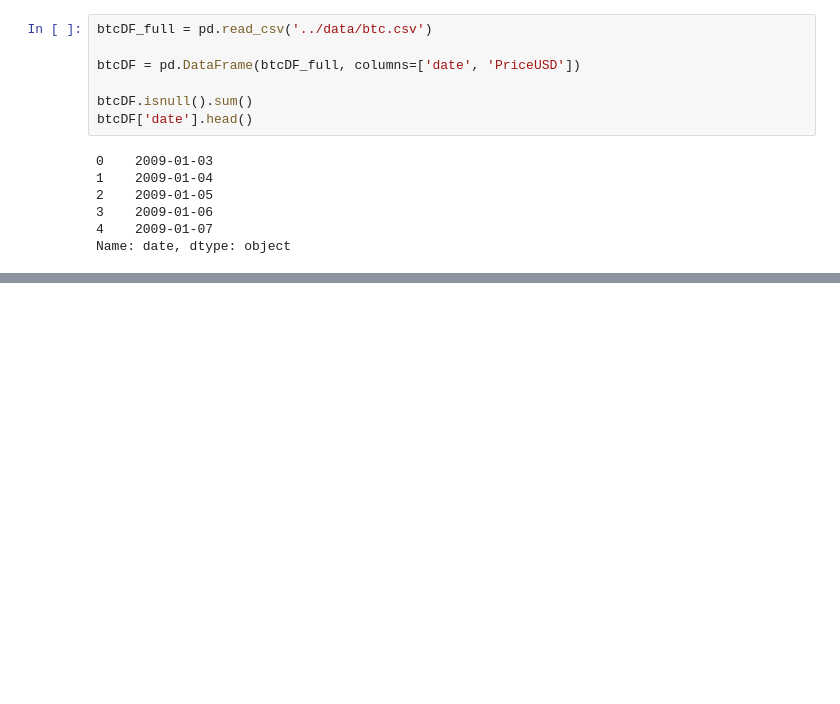
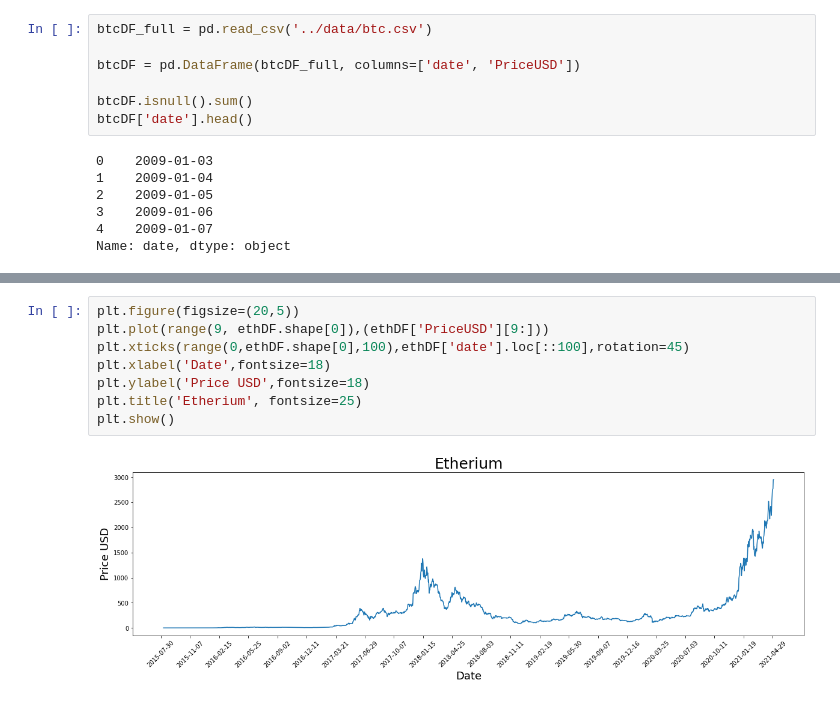
Before and after one commit to Cosby1992/BigProject, a Jupyter notebook: pre_processing/elt.ipynb, the cells around one changed output, grey strips where cells are left out. Cells and saved outputs as stored; diff of their text form; blank space fills up the shorter version.

```diff
--- a/pre_processing/elt.ipynb
+++ b/pre_processing/elt.ipynb
@@ -77,0 +99,10 @@ plt.show()
+# %%
+plt.figure(figsize=(20,5))
+plt.plot(range(9, ethDF.shape[0]),(ethDF['PriceUSD'][9:]))
+plt.xticks(range(0,ethDF.shape[0],100),ethDF['date'].loc[::100],rotation=45)
+plt.xlabel('Date',fontsize=18)
+plt.ylabel('Price USD',fontsize=18)
+plt.title('Etherium', fontsize=25)
+plt.show()
+# %% [output]
+[figure, added]
```
Also changed, not shown: parts of 8 cells of this notebook, 3 other files.
